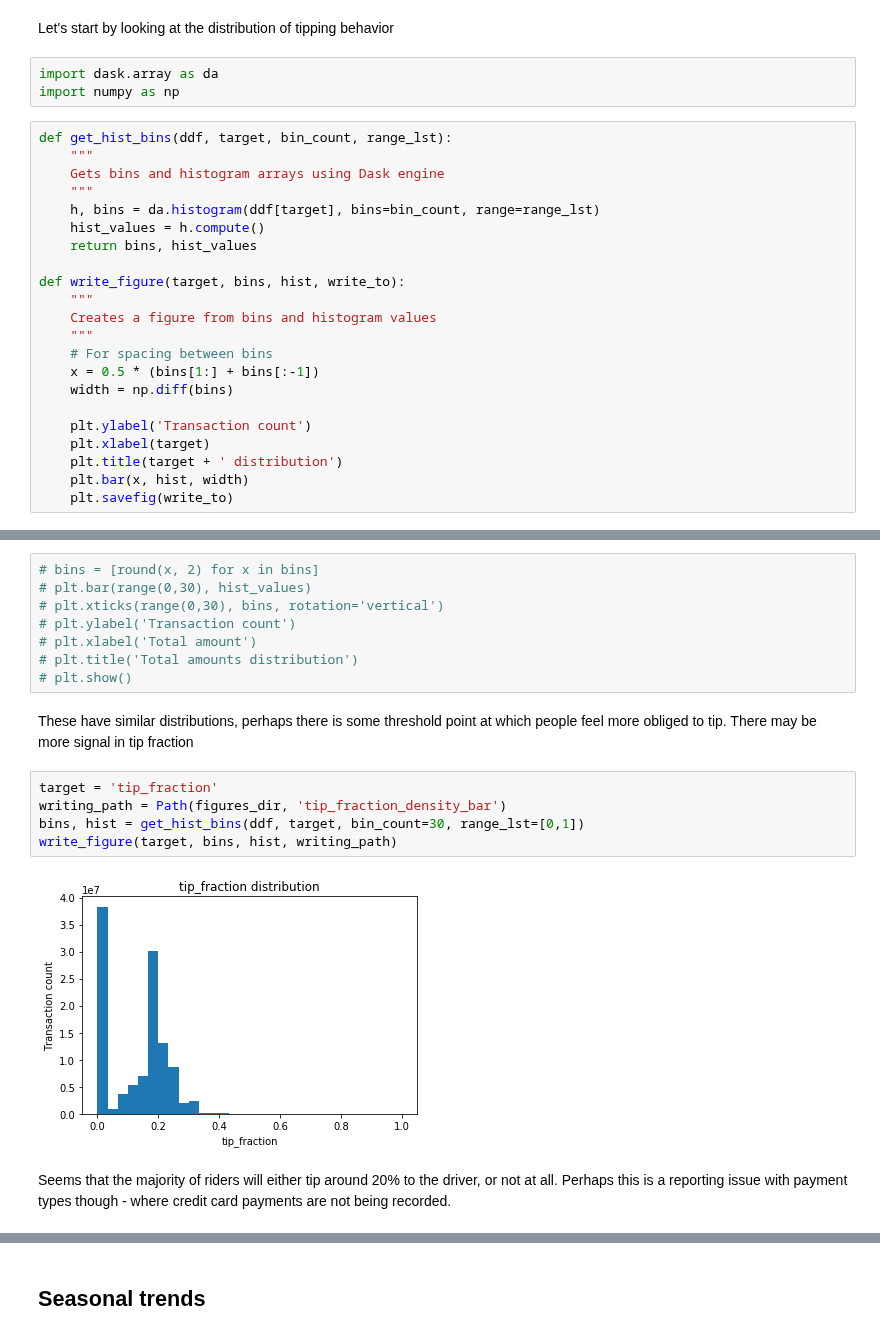
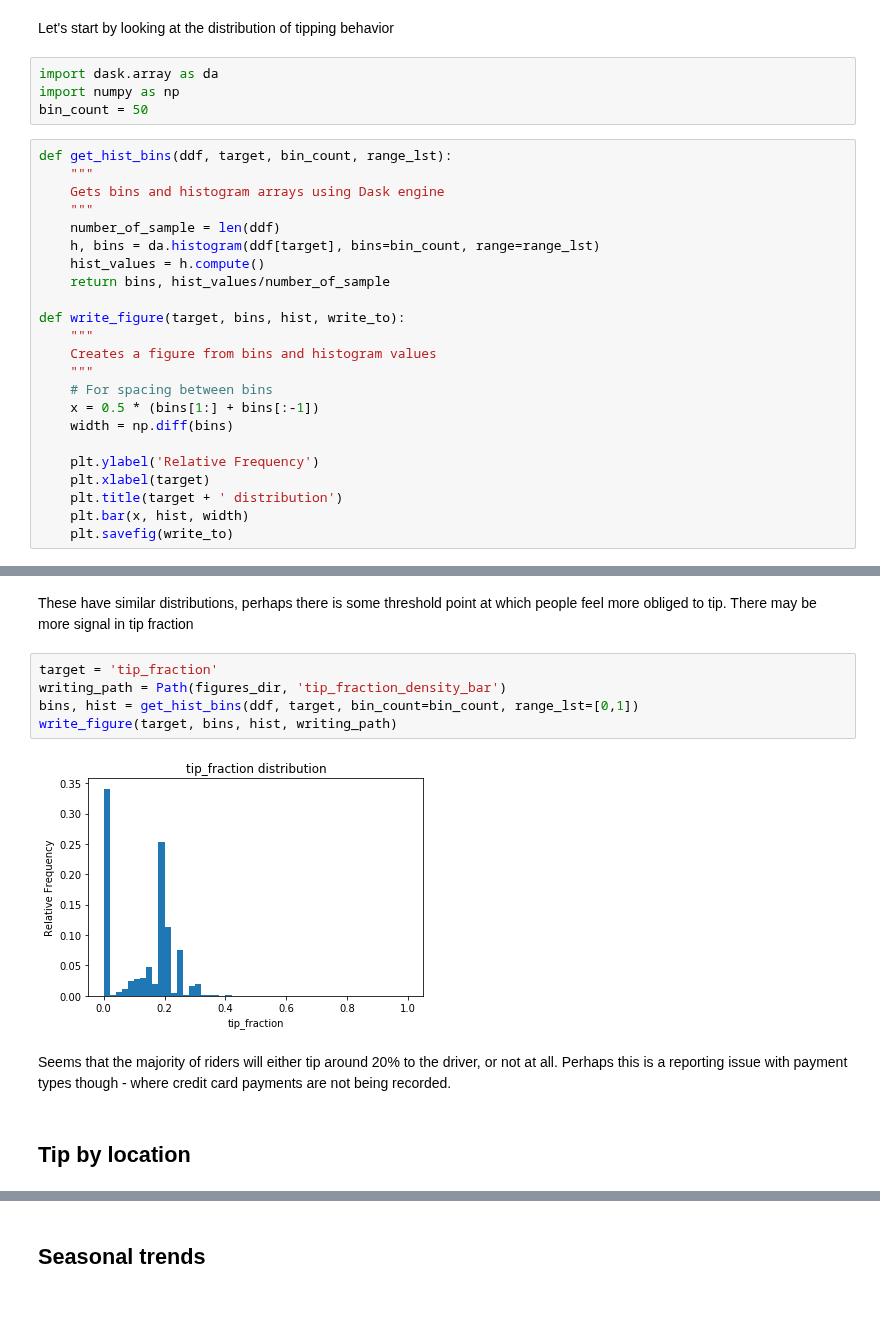
Before and after one commit to justinwhatley/interpretability_experiment, a Jupyter notebook: 1_data_exploration.ipynb, the cells around one changed output, grey strips where cells are left out. Saved outputs shown, nothing was run; the diff lists cells and outputs as text; blank space fills up the shorter version.

```diff
--- a/1_data_exploration.ipynb
+++ b/1_data_exploration.ipynb
@@ -183,14 +175,16 @@ Let's start by looking at the distribution of tipping behavior
 # %%
 import dask.array as da
 import numpy as np
+bin_count = 50
 # %%
 def get_hist_bins(ddf, target, bin_count, range_lst):
     """
     Gets bins and histogram arrays using Dask engine
     """
+    number_of_sample = len(ddf)
     h, bins = da.histogram(ddf[target], bins=bin_count, range=range_lst)
     hist_values = h.compute()
-    return bins, hist_values
+    return bins, hist_values/number_of_sample
 
 def write_figure(target, bins, hist, write_to):
     """
@@ -200,7 +194,7 @@ def write_figure(target, bins, hist, write_to):
     x = 0.5 * (bins[1:] + bins[:-1])
     width = np.diff(bins)
 
-    plt.ylabel('Transaction count')
+    plt.ylabel('Relative Frequency')
     plt.xlabel(target)
     plt.title(target + ' distribution')
     plt.bar(x, hist, width)
@@ -222,19 +216,13 @@ write_figure(target, bins, hist, writing_path)
-# %%
-# bins = [round(x, 2) for x in bins]
-# plt.bar(range(0,30), hist_values)
-# plt.xticks(range(0,30), bins, rotation='vertical')
-# plt.ylabel('Transaction count')
-# plt.xlabel('Total amount')
-# plt.title('Total amounts distribution')
-# plt.show()
 # %% [markdown]
 These have similar distributions, perhaps there is some threshold point at which people feel more obliged to tip. There may be more signal in tip fraction
 # %%
 target = 'tip_fraction'
 writing_path = Path(figures_dir, 'tip_fraction_density_bar')
-bins, hist = get_hist_bins(ddf, target, bin_count=30, range_lst=[0,1])
+bins, hist = get_hist_bins(ddf, target, bin_count=bin_count, range_lst=[0,1])
 write_figure(target, bins, hist, writing_path)
 # %% [output]
-[figure, old version]
+[figure, new version]
 # %% [markdown]
 Seems that the majority of riders will either tip around 20% to the driver, or not at all. Perhaps this is a reporting issue with payment types though - where credit card payments are not being recorded.
+# %% [markdown]
+## Tip by location
```
Also changed, not shown: parts of 43 cells of this notebook.
